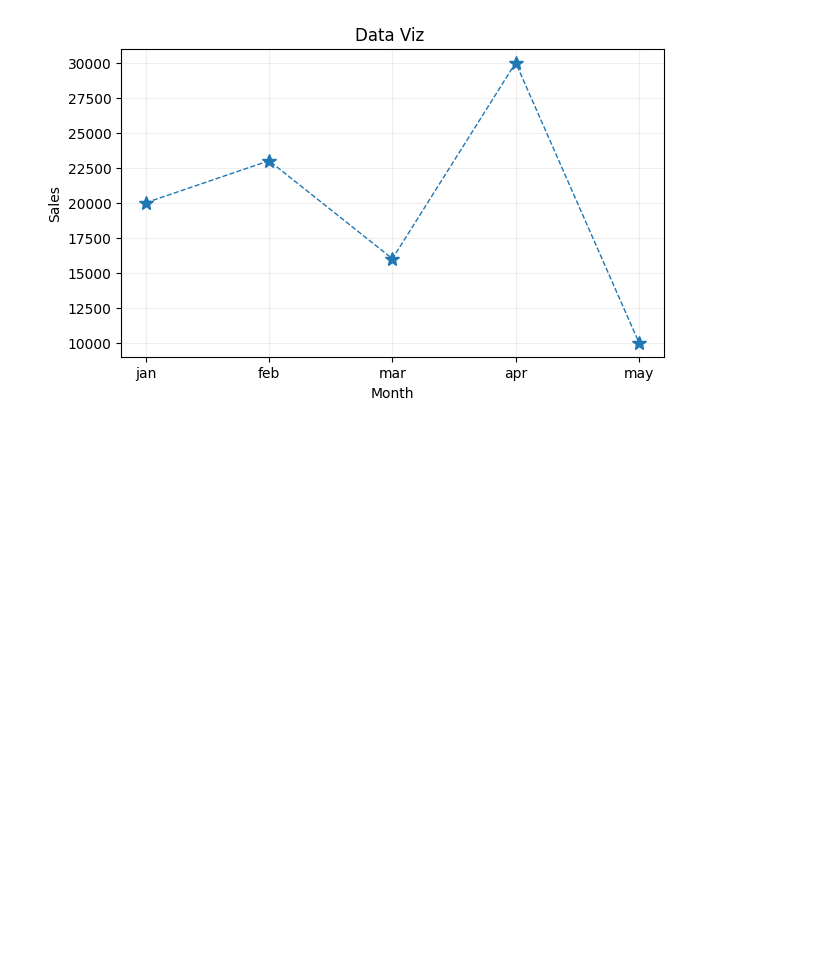
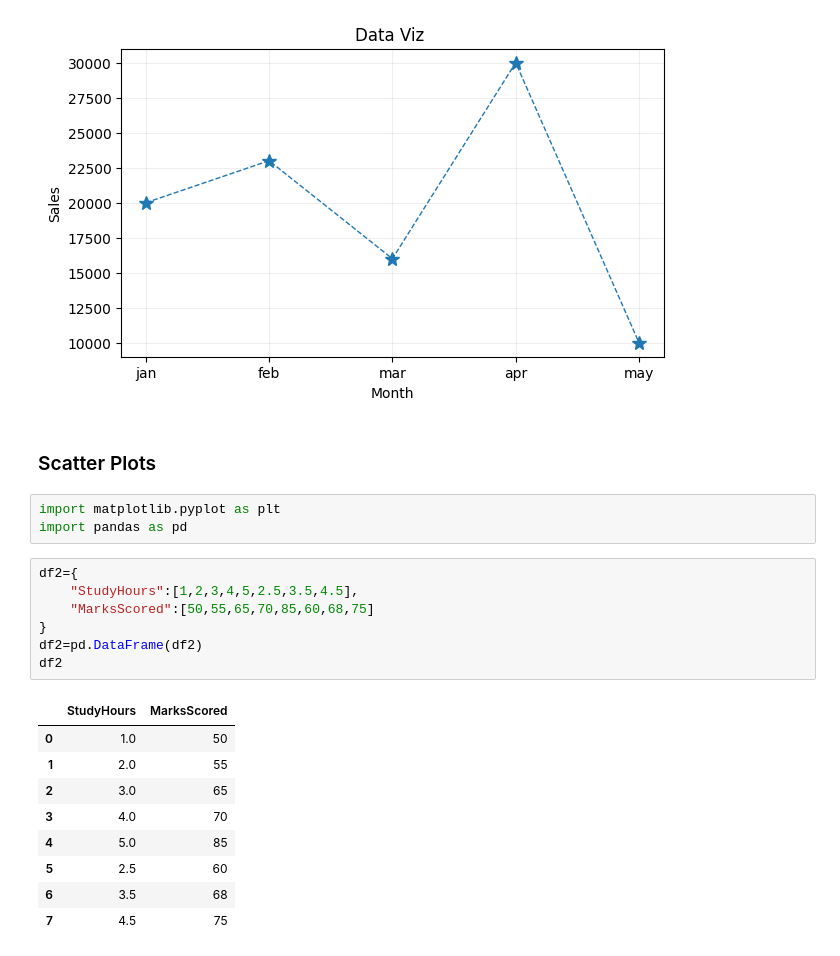
Before and after one commit to priyvrat3005/DataScience_SVCE, a Jupyter notebook: DataViz.ipynb, the cells around one changed output. Saved outputs shown, nothing was run; the diff lists cells and outputs as text; blank space fills up the shorter version.

```diff
--- a/DataViz.ipynb
+++ b/DataViz.ipynb
@@ -41,3 +43,25 @@ plt.grid(True,alpha=0.2)
 plt.show()
 # %% [output]
 [figure]
+# %% [markdown]
+### Scatter Plots
+# %%
+import matplotlib.pyplot as plt
+import pandas as pd
+# %%
+df2={
+    "StudyHours":[1,2,3,4,5,2.5,3.5,4.5],
+    "MarksScored":[50,55,65,70,85,60,68,75]
+}
+df2=pd.DataFrame(df2)
+df2
+# %% [output]
+|  | StudyHours | MarksScored |
+| 0 | 1.0 | 50 |
+| 1 | 2.0 | 55 |
+| 2 | 3.0 | 65 |
+| 3 | 4.0 | 70 |
+| 4 | 5.0 | 85 |
+| 5 | 2.5 | 60 |
+| 6 | 3.5 | 68 |
+| 7 | 4.5 | 75 |
```
Also changed, not shown: parts of 3 cells of this notebook.
